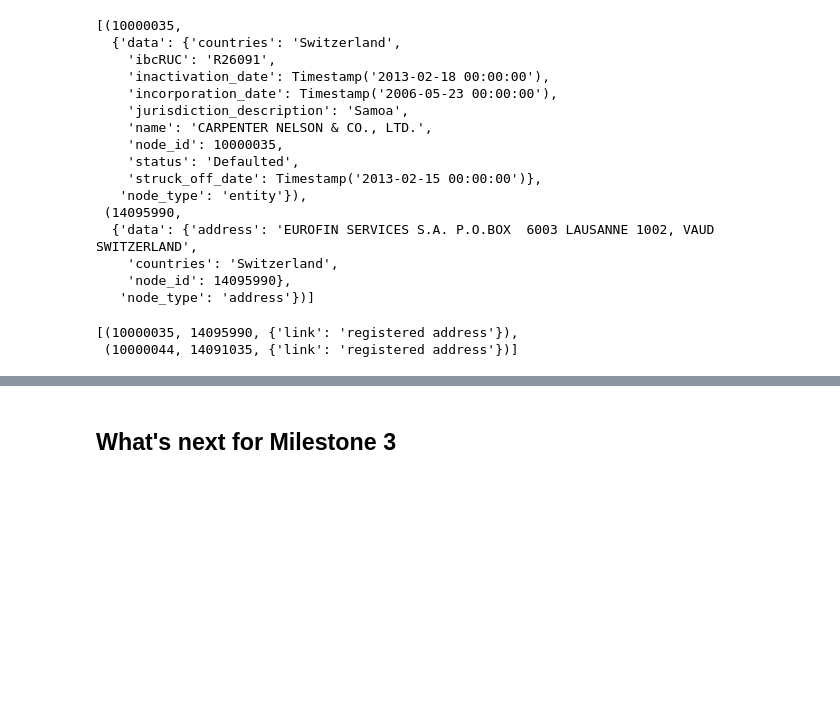
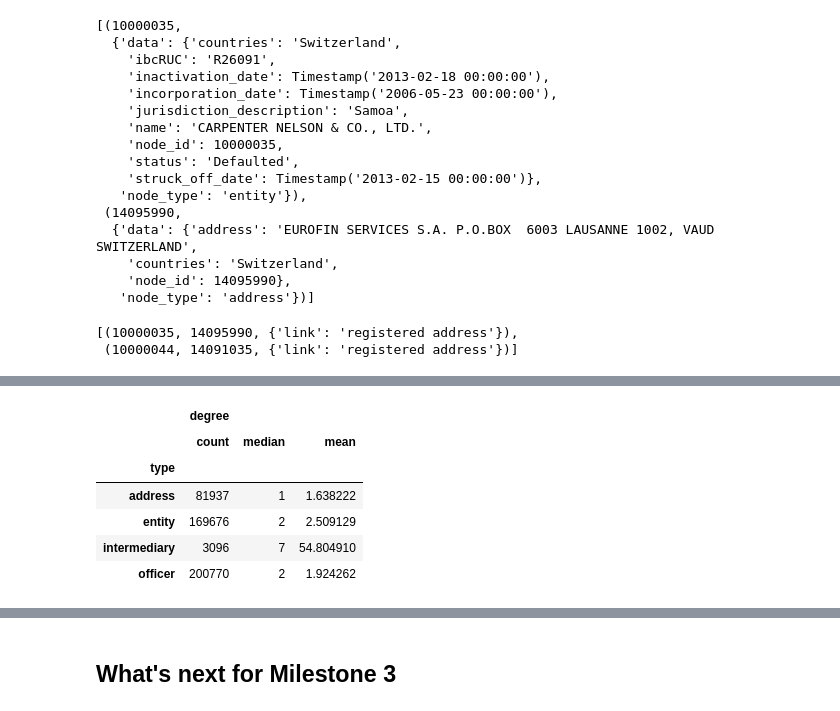
Before and after one commit to franckdess/ADA-Project, a Jupyter notebook: ml2.ipynb, the cells around one changed output, grey strips where cells are left out. Drawn from its saved outputs; the diff is of its cells as text; code cells hidden in the pictures; blank space fills up the shorter version.

```diff
--- a/ml2.ipynb
+++ b/ml2.ipynb
@@ -425,0 +506,11 @@ list(G.edges(data=True))[:2]
+# %%
+#Degree distribution per node type
+dist.groupby('type').agg(['count', 'median', 'mean'])
+# %% [output]
+|  | degree |  |  |
+|  | count | median | mean |
+| type |  |  |  |
+| address | 81937 | 1 | 1.638222 |
+| entity | 169676 | 2 | 2.509129 |
+| intermediary | 3096 | 7 | 54.804910 |
+| officer | 200770 | 2 | 1.924262 |
```
Also changed, not shown: parts of 37 cells of this notebook.
